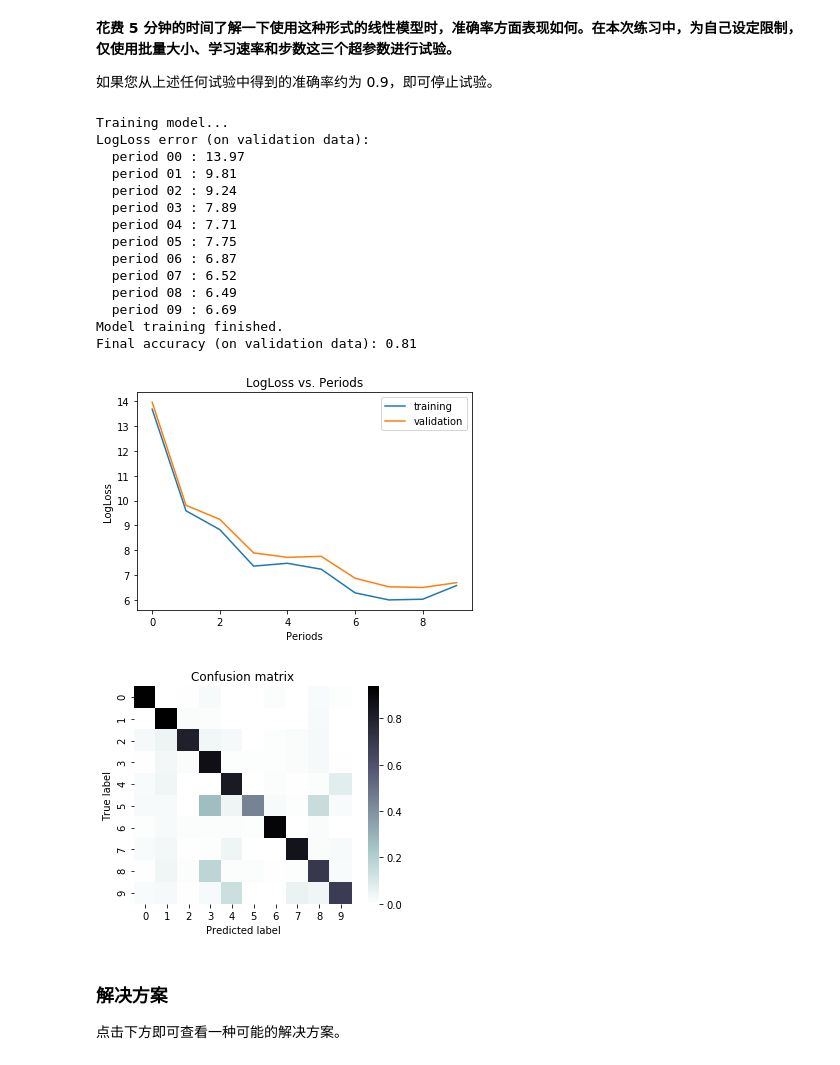
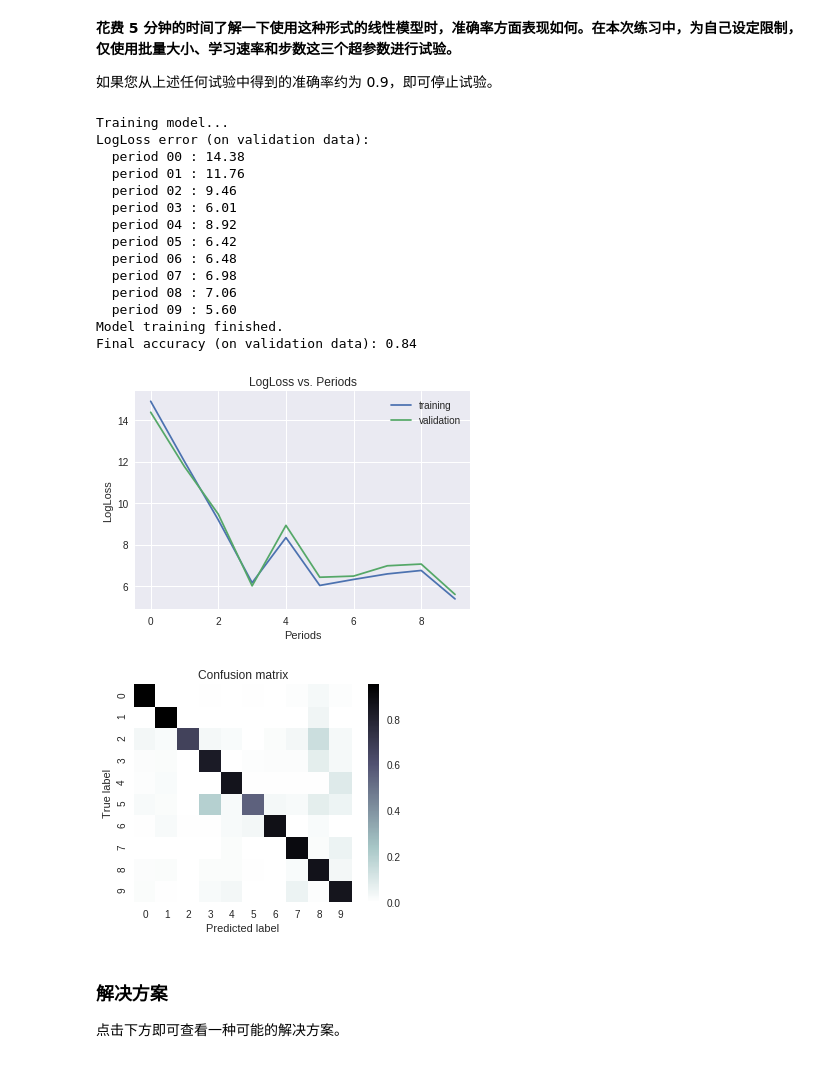
Before and after one commit to Baileyswu/google-tensorflow-tutor, a Jupyter notebook: 11. multi_class_classification_of_handwritten_digits.ipynb, the cells around one changed output. Saved outputs shown, nothing was run; the diff lists cells and outputs as text; code cells hidden in the pictures.

```diff
--- a/11. multi_class_classification_of_handwritten_digits.ipynb
+++ b/11. multi_class_classification_of_handwritten_digits.ipynb
@@ -336,30 +336,30 @@ def train_linear_classification_model(
 如果您从上述任何试验中得到的准确率约为 0.9，即可停止试验。
 # %%
 classifier = train_linear_classification_model(
-             learning_rate=0.02,
+             learning_rate=0.2,
              steps=100,
-             batch_size=10,
+             batch_size=20,
              training_examples=training_examples,
              training_targets=training_targets,
              validation_examples=validation_examples,
              validation_targets=validation_targets)
 # %% [output]
 Training model...
 LogLoss error (on validation data):
-  period 00 : 13.97
-  period 01 : 9.81
-  period 02 : 9.24
-  period 03 : 7.89
-  period 04 : 7.71
-  period 05 : 7.75
-  period 06 : 6.87
-  period 07 : 6.52
-  period 08 : 6.49
-  period 09 : 6.69
+  period 00 : 14.38
+  period 01 : 11.76
+  period 02 : 9.46
+  period 03 : 6.01
+  period 04 : 8.92
+  period 05 : 6.42
+  period 06 : 6.48
+  period 07 : 6.98
+  period 08 : 7.06
+  period 09 : 5.60
 Model training finished.
-Final accuracy (on validation data): 0.81
+Final accuracy (on validation data): 0.84
-[figure, old version]
+[figure, new version]
-[figure, old version]
+[figure, new version]
 # %% [markdown]
  ### 解决方案
 
```
Also changed, not shown: parts of 9 cells of this notebook, 1 other file.
